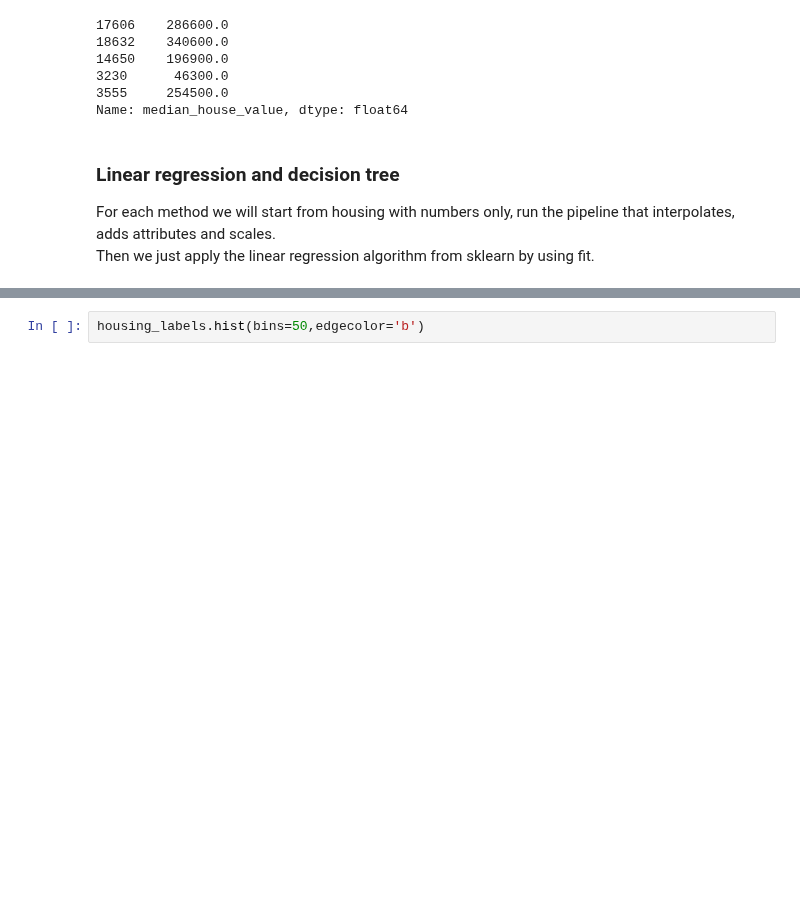
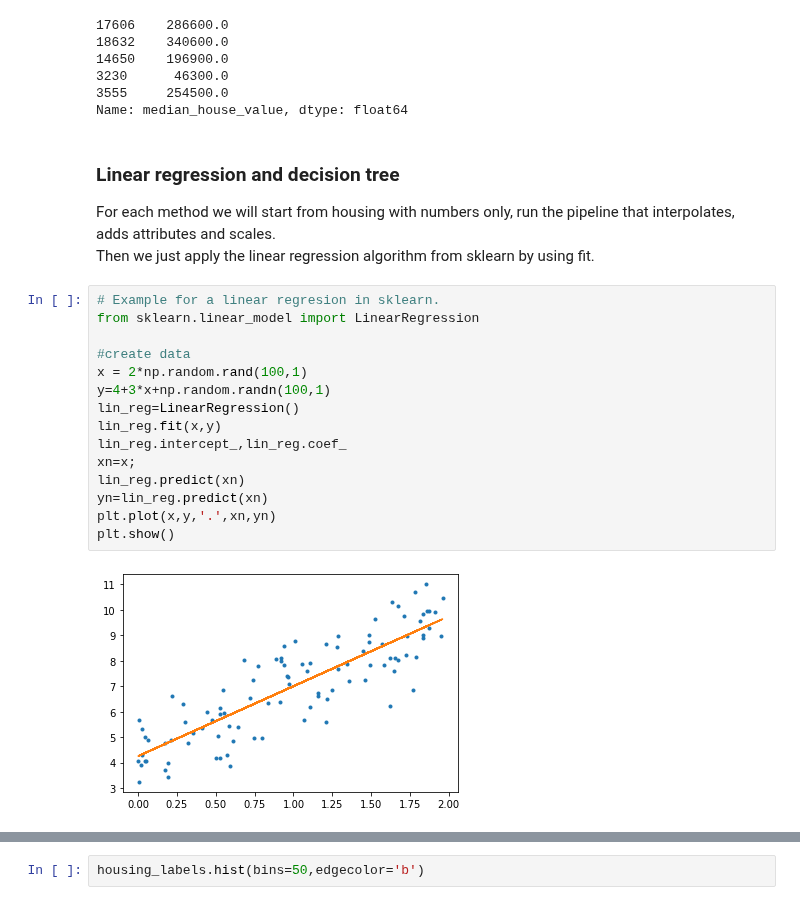
Before and after one commit to dtrad/geoml_course, a Jupyter notebook: Practice8-IntroToML.ipynb, the cells around one changed output, grey strips where cells are left out. Cells and saved outputs as stored; diff of their text form; blank space fills up the shorter version.

```diff
--- a/Practice8-IntroToML.ipynb
+++ b/Practice8-IntroToML.ipynb
@@ -567,3 +568,20 @@ Name: median_house_value, dtype: float64
 ### Linear regression and decision tree
 For each method we will start from housing with numbers only, run the pipeline that interpolates, adds attributes and scales.\
 Then we just apply the linear regression algorithm from sklearn by using fit.
+# %%
+# Example for a linear regresion in sklearn.
+from sklearn.linear_model import LinearRegression
+
+#create data
+x = 2*np.random.rand(100,1)
+y=4+3*x+np.random.randn(100,1)
+lin_reg=LinearRegression()
+lin_reg.fit(x,y)
+lin_reg.intercept_,lin_reg.coef_
+xn=x;
+lin_reg.predict(xn)
+yn=lin_reg.predict(xn)
+plt.plot(x,y,'.',xn,yn)
+plt.show()
+# %% [output]
+[figure, added]
```
Also changed, not shown: parts of 6 cells of this notebook, 9 other files.
